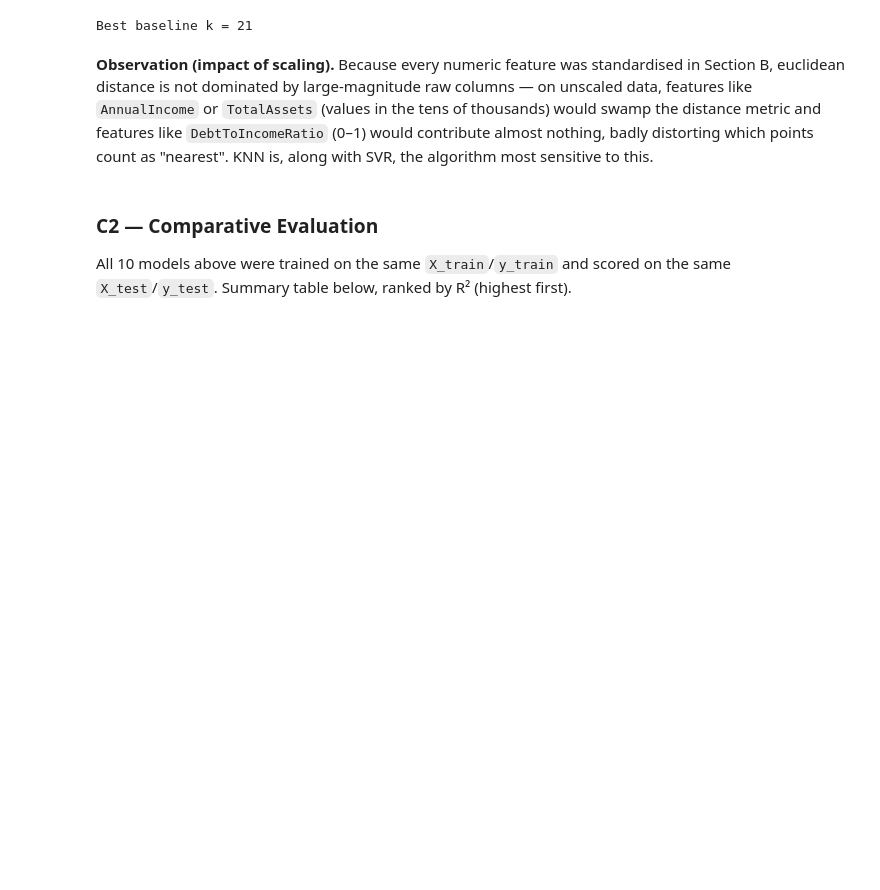
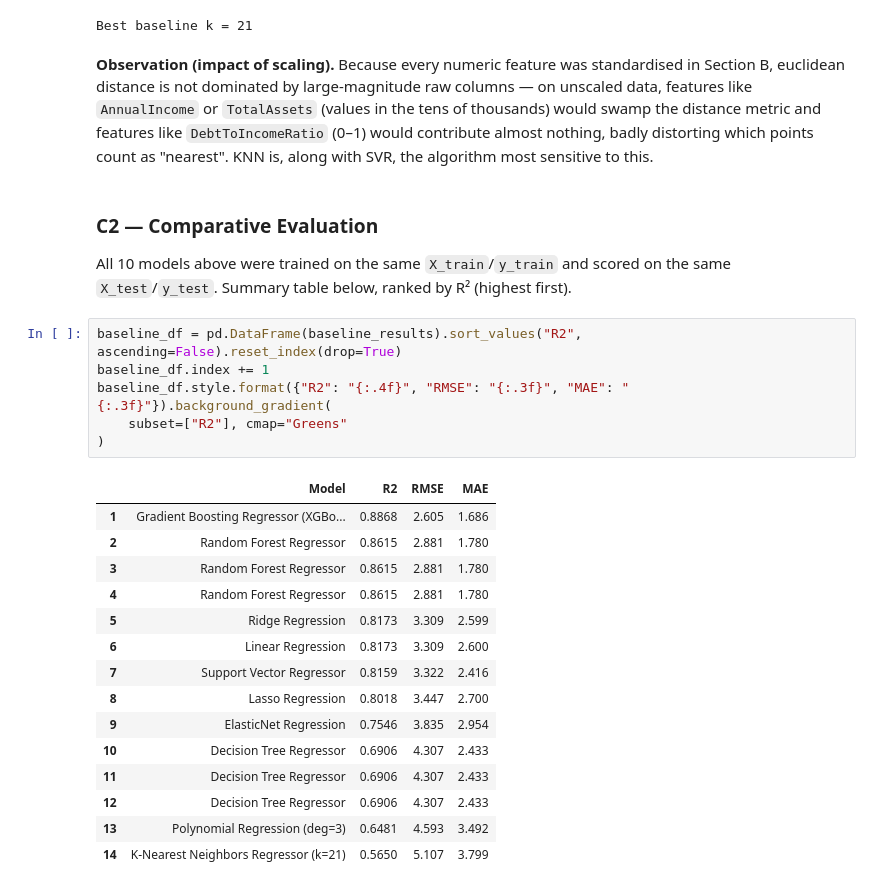
Before and after one commit to Isvarr/capstone_ml, a Jupyter notebook: credit_risk_regression.ipynb, the cells around one changed output. Cells and saved outputs as stored; diff of their text form; blank space fills up the shorter version.

```diff
--- a/credit_risk_regression.ipynb
+++ b/credit_risk_regression.ipynb
@@ -770,3 +770,25 @@ Best baseline k = 21
 ### C2 — Comparative Evaluation
 
 All 10 models above were trained on the same `X_train`/`y_train` and scored on the same `X_test`/`y_test`. Summary table below, ranked by R² (highest first).
+# %%
+baseline_df = pd.DataFrame(baseline_results).sort_values("R2", ascending=False).reset_index(drop=True)
+baseline_df.index += 1
+baseline_df.style.format({"R2": "{:.4f}", "RMSE": "{:.3f}", "MAE": "{:.3f}"}).background_gradient(
+    subset=["R2"], cmap="Greens"
+)
+# %% [output]
+|  | Model | R2 | RMSE | MAE |
+| 1 | Gradient Boosting Regressor (XGBo... | 0.8868 | 2.605 | 1.686 |
+| 2 | Random Forest Regressor | 0.8615 | 2.881 | 1.780 |
+| 3 | Random Forest Regressor | 0.8615 | 2.881 | 1.780 |
+| 4 | Random Forest Regressor | 0.8615 | 2.881 | 1.780 |
+| 5 | Ridge Regression | 0.8173 | 3.309 | 2.599 |
+| 6 | Linear Regression | 0.8173 | 3.309 | 2.600 |
+| 7 | Support Vector Regressor | 0.8159 | 3.322 | 2.416 |
+| 8 | Lasso Regression | 0.8018 | 3.447 | 2.700 |
+| 9 | ElasticNet Regression | 0.7546 | 3.835 | 2.954 |
+| 10 | Decision Tree Regressor | 0.6906 | 4.307 | 2.433 |
+| 11 | Decision Tree Regressor | 0.6906 | 4.307 | 2.433 |
+| 12 | Decision Tree Regressor | 0.6906 | 4.307 | 2.433 |
+| 13 | Polynomial Regression (deg=3) | 0.6481 | 4.593 | 3.492 |
+| 14 | K-Nearest Neighbors Regressor (k=21) | 0.5650 | 5.107 | 3.799 |
```
Also changed, not shown: parts of 28 cells of this notebook.
